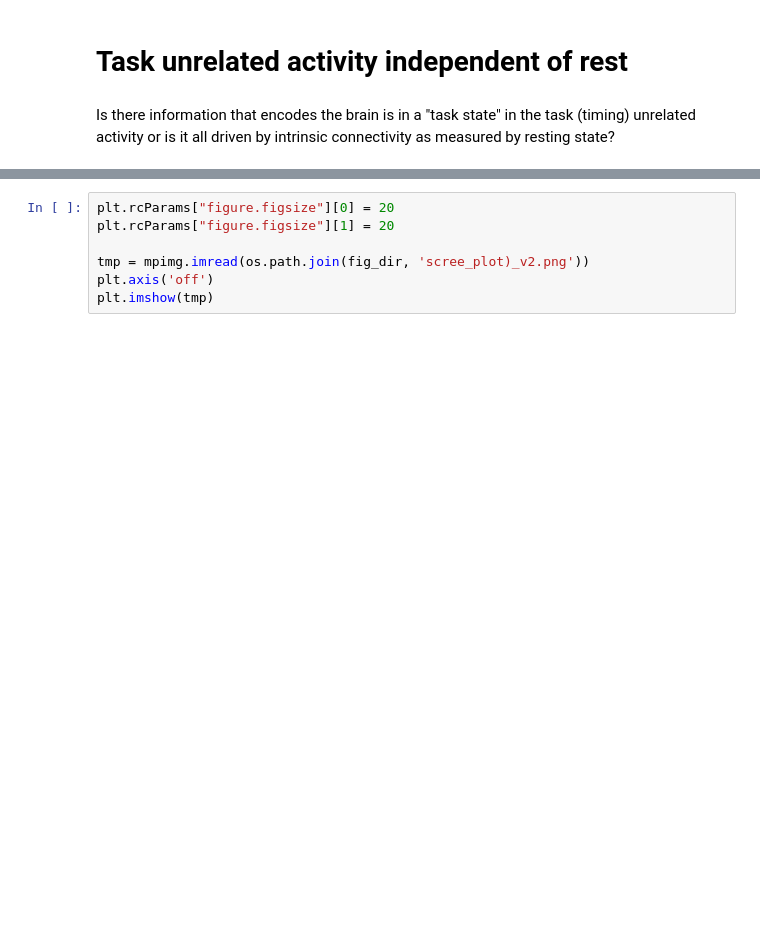
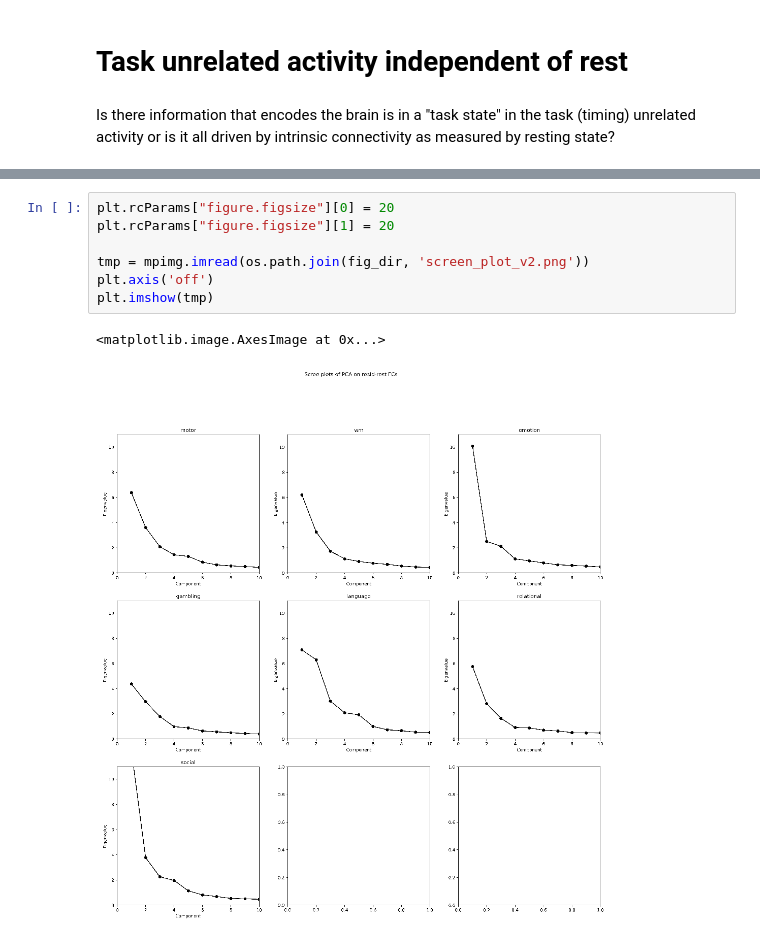
Before and after one commit to zenkavi/neuromatch_project, a Jupyter notebook: notebooks/NMA_project_results_v2.ipynb, the cells around one changed output, grey strips where cells are left out. Drawn from its saved outputs; the diff is of its cells as text; blank space fills up the shorter version.

```diff
--- a/notebooks/NMA_project_results_v2.ipynb
+++ b/notebooks/NMA_project_results_v2.ipynb
@@ -93,7 +94,10 @@ FileNotFoundError: [Errno 2] No such file or directory: './output/plots/motor_re
 # %%
 plt.rcParams["figure.figsize"][0] = 20
 plt.rcParams["figure.figsize"][1] = 20
 
-tmp = mpimg.imread(os.path.join(fig_dir, 'scree_plot)_v2.png'))
+tmp = mpimg.imread(os.path.join(fig_dir, 'screen_plot_v2.png'))
 plt.axis('off')
 plt.imshow(tmp)
+# %% [output]
+<matplotlib.image.AxesImage at 0x...>
+[figure, added]
```
Also changed, not shown: parts of 2 cells of this notebook.
